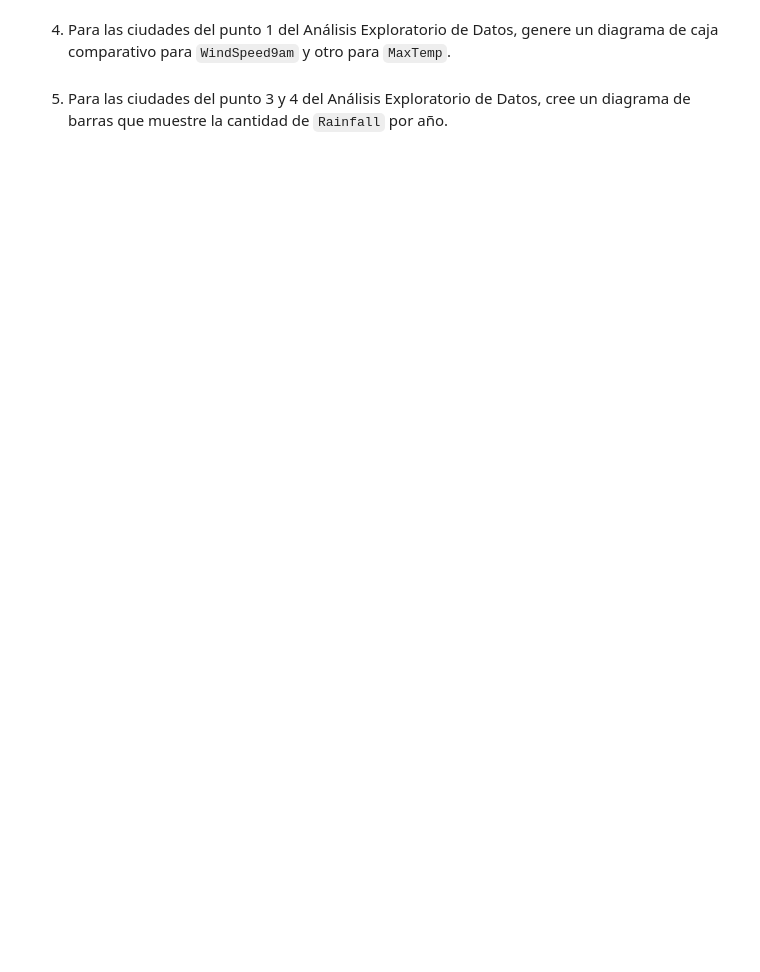
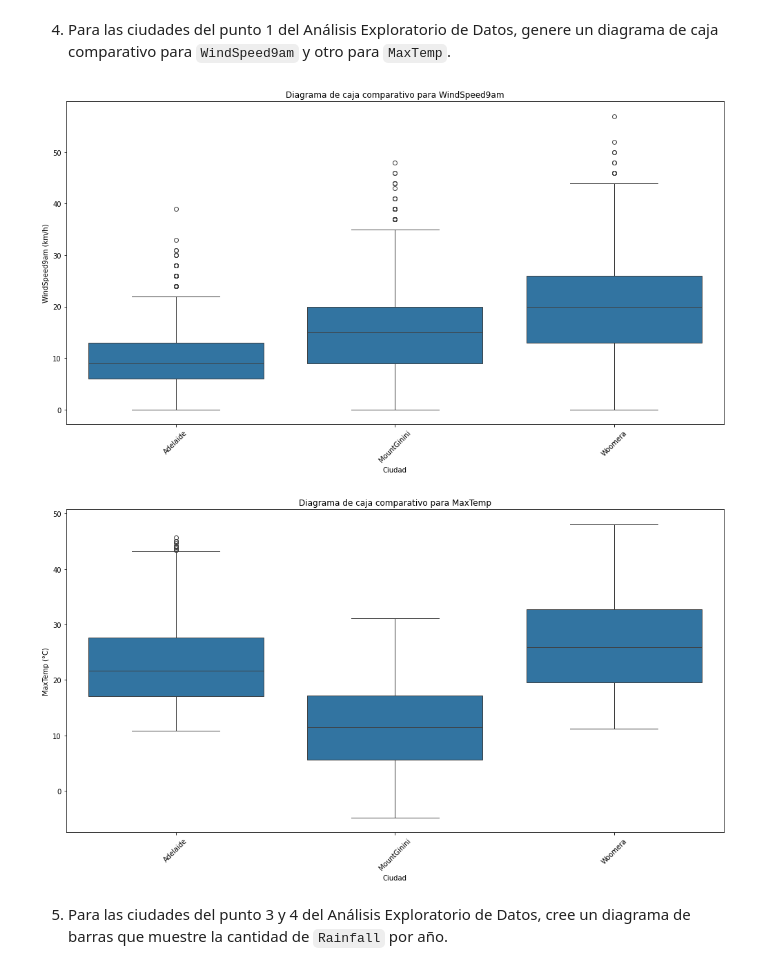
Before and after one commit to Facuu13/apa, a Jupyter notebook: Tp1/Tp1.ipynb, the cells around one changed output. Drawn from its saved outputs; the diff is of its cells as text; code cells hidden in the pictures; blank space fills up the shorter version.

```diff
--- a/Tp1/Tp1.ipynb
+++ b/Tp1/Tp1.ipynb
@@ -476,6 +541,35 @@ y 2014.
 # %% [markdown]
 4. Para las ciudades del punto 1 del Análisis Exploratorio de Datos, genere un diagrama de caja comparativo para
 `WindSpeed9am` y otro para `MaxTemp`.
+# %%
+# Identificar las ciudades obtenidas del punto 1 del Análisis Exploratorio de Datos
+ciudades_top = top_5_mayor_temp_media['Location'].unique().tolist() + top_5_menor_temp_media['Location'].unique().tolist()
+
+# Filtrar los datos para obtener solo las filas correspondientes a estas ciudades
+df_top_ciudades = df[df['Location'].isin(ciudades_top)]
+
+# Crear el diagrama de caja para WindSpeed9am
+plt.figure(figsize=(14, 8))
+sns.boxplot(x='Location', y='WindSpeed9am', data=df_top_ciudades)
+plt.title('Diagrama de caja comparativo para WindSpeed9am')
+plt.xlabel('Ciudad')
+plt.ylabel('WindSpeed9am (km/h)')
+plt.xticks(rotation=45)
+plt.tight_layout()
+plt.show()
+
+# Crear el diagrama de caja para MaxTemp
+plt.figure(figsize=(14, 8))
+sns.boxplot(x='Location', y='MaxTemp', data=df_top_ciudades)
+plt.title('Diagrama de caja comparativo para MaxTemp')
+plt.xlabel('Ciudad')
+plt.ylabel('MaxTemp (°C)')
+plt.xticks(rotation=45)
+plt.tight_layout()
+plt.show()
+# %% [output]
+[figure, added]
+[figure, added]
 # %% [markdown]
 5. Para las ciudades del punto 3 y 4 del Análisis Exploratorio de Datos, cree un diagrama de barras que muestre la
 cantidad de `Rainfall` por año.
```
Also changed, not shown: parts of 9 cells of this notebook.
